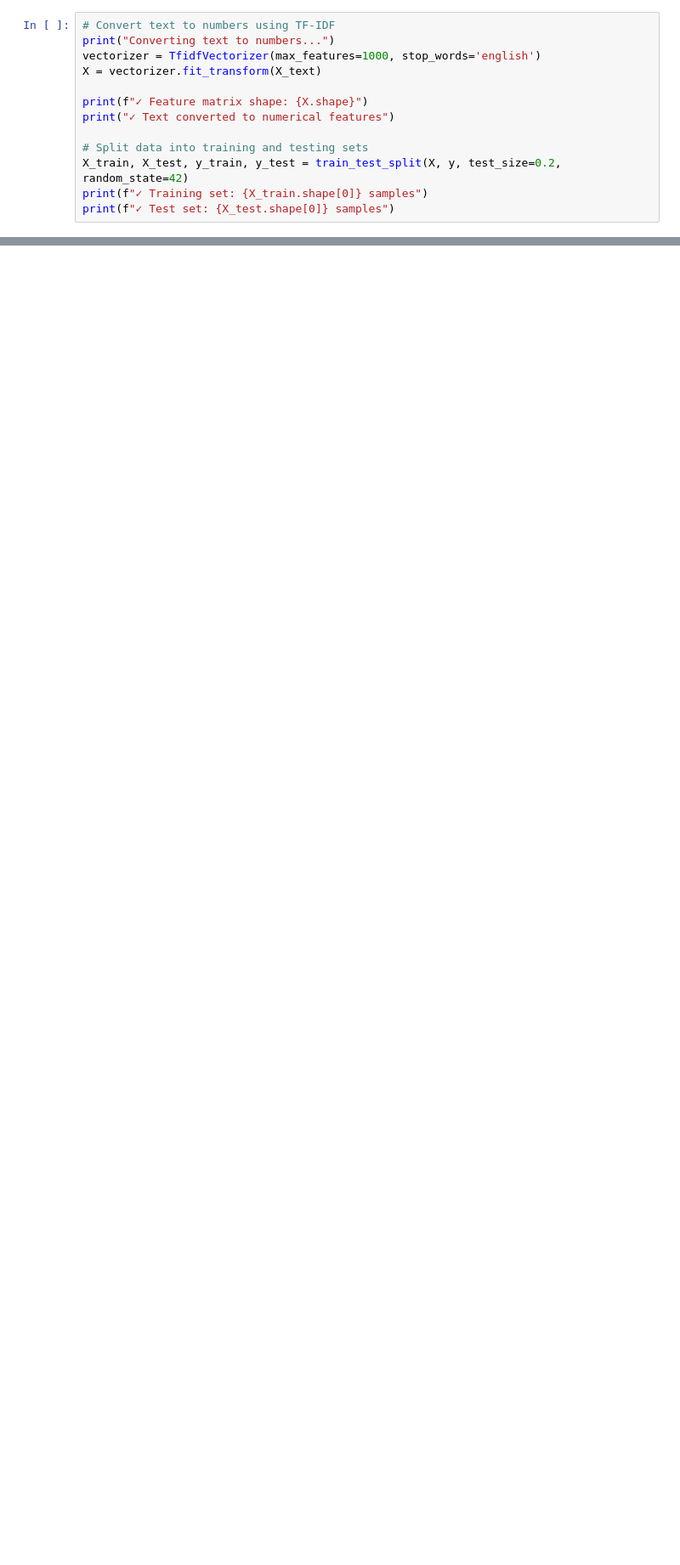
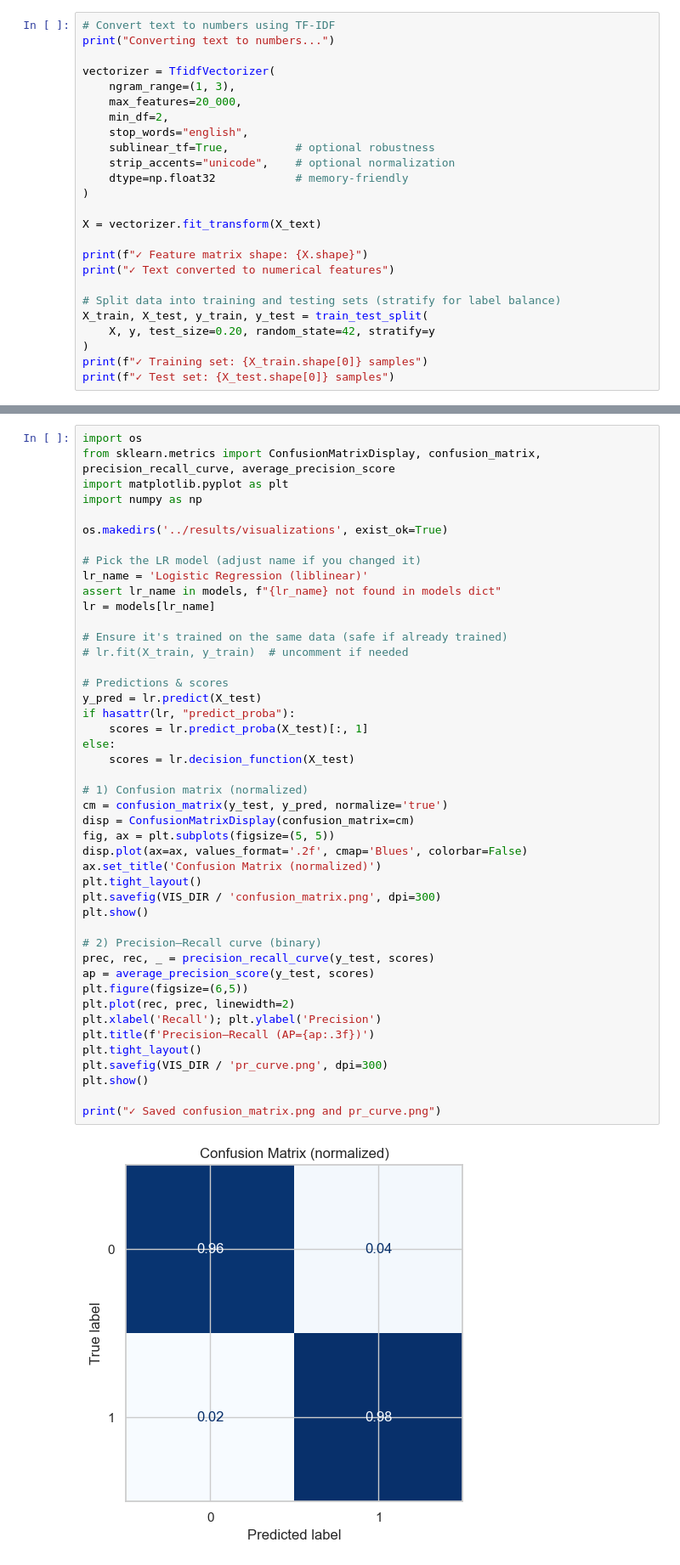
Before and after one commit to Sarasi-wc/misinformation-detection-project, a Jupyter notebook: 02_machine_learning.ipynb, the cells around one changed output, grey strips where cells are left out. Shown at 85% size. Saved outputs shown, nothing was run; the diff lists cells and outputs as text; blank space fills up the shorter version.

```diff
--- a/02_machine_learning.ipynb
+++ b/02_machine_learning.ipynb
@@ -33,14 +159,26 @@ print(f"✓ Labels: {len(y)}")
 # %%
 # Convert text to numbers using TF-IDF
 print("Converting text to numbers...")
-vectorizer = TfidfVectorizer(max_features=1000, stop_words='english')
+
+vectorizer = TfidfVectorizer(
+    ngram_range=(1, 3),
+    max_features=20_000,
+    min_df=2,
+    stop_words="english",
+    sublinear_tf=True,          # optional robustness
+    strip_accents="unicode",    # optional normalization
+    dtype=np.float32            # memory-friendly
+)
+
 X = vectorizer.fit_transform(X_text)
 
 print(f"✓ Feature matrix shape: {X.shape}")
 print("✓ Text converted to numerical features")
 
-# Split data into training and testing sets
-X_train, X_test, y_train, y_test = train_test_split(X, y, test_size=0.2, random_state=42)
+# Split data into training and testing sets (stratify for label balance)
+X_train, X_test, y_train, y_test = train_test_split(
+    X, y, test_size=0.20, random_state=42, stratify=y
+)
 print(f"✓ Training set: {X_train.shape[0]} samples")
 print(f"✓ Test set: {X_test.shape[0]} samples")
 # %% [output]
@@ -182,0 +592,47 @@ print(f"📁 All results saved to ../results/ folder")
+# %%
+import os
+from sklearn.metrics import ConfusionMatrixDisplay, confusion_matrix, precision_recall_curve, average_precision_score
+import matplotlib.pyplot as plt
+import numpy as np
+
+os.makedirs('../results/visualizations', exist_ok=True)
+
+# Pick the LR model (adjust name if you changed it)
+lr_name = 'Logistic Regression (liblinear)'
+assert lr_name in models, f"{lr_name} not found in models dict"
+lr = models[lr_name]
+
+# Ensure it's trained on the same data (safe if already trained)
+# lr.fit(X_train, y_train)  # uncomment if needed
+
+# Predictions & scores
+y_pred = lr.predict(X_test)
+if hasattr(lr, "predict_proba"):
+    scores = lr.predict_proba(X_test)[:, 1]
+else:
+    scores = lr.decision_function(X_test)
+
+# 1) Confusion matrix (normalized)
+cm = confusion_matrix(y_test, y_pred, normalize='true')
+disp = ConfusionMatrixDisplay(confusion_matrix=cm)
+fig, ax = plt.subplots(figsize=(5, 5))
+disp.plot(ax=ax, values_format='.2f', cmap='Blues', colorbar=False)
+ax.set_title('Confusion Matrix (normalized)')
+plt.tight_layout()
+plt.savefig(VIS_DIR / 'confusion_matrix.png', dpi=300)
+plt.show()
+
+# 2) Precision–Recall curve (binary)
+prec, rec, _ = precision_recall_curve(y_test, scores)
+ap = average_precision_score(y_test, scores)
+plt.figure(figsize=(6,5))
+plt.plot(rec, prec, linewidth=2)
+plt.xlabel('Recall'); plt.ylabel('Precision')
+plt.title(f'Precision–Recall (AP={ap:.3f})')
+plt.tight_layout()
+plt.savefig(VIS_DIR / 'pr_curve.png', dpi=300)
+plt.show()
+
+print("✓ Saved confusion_matrix.png and pr_curve.png")
+# %% [output]
+[figure, added]
```
Also changed, not shown: parts of 16 cells of this notebook.
